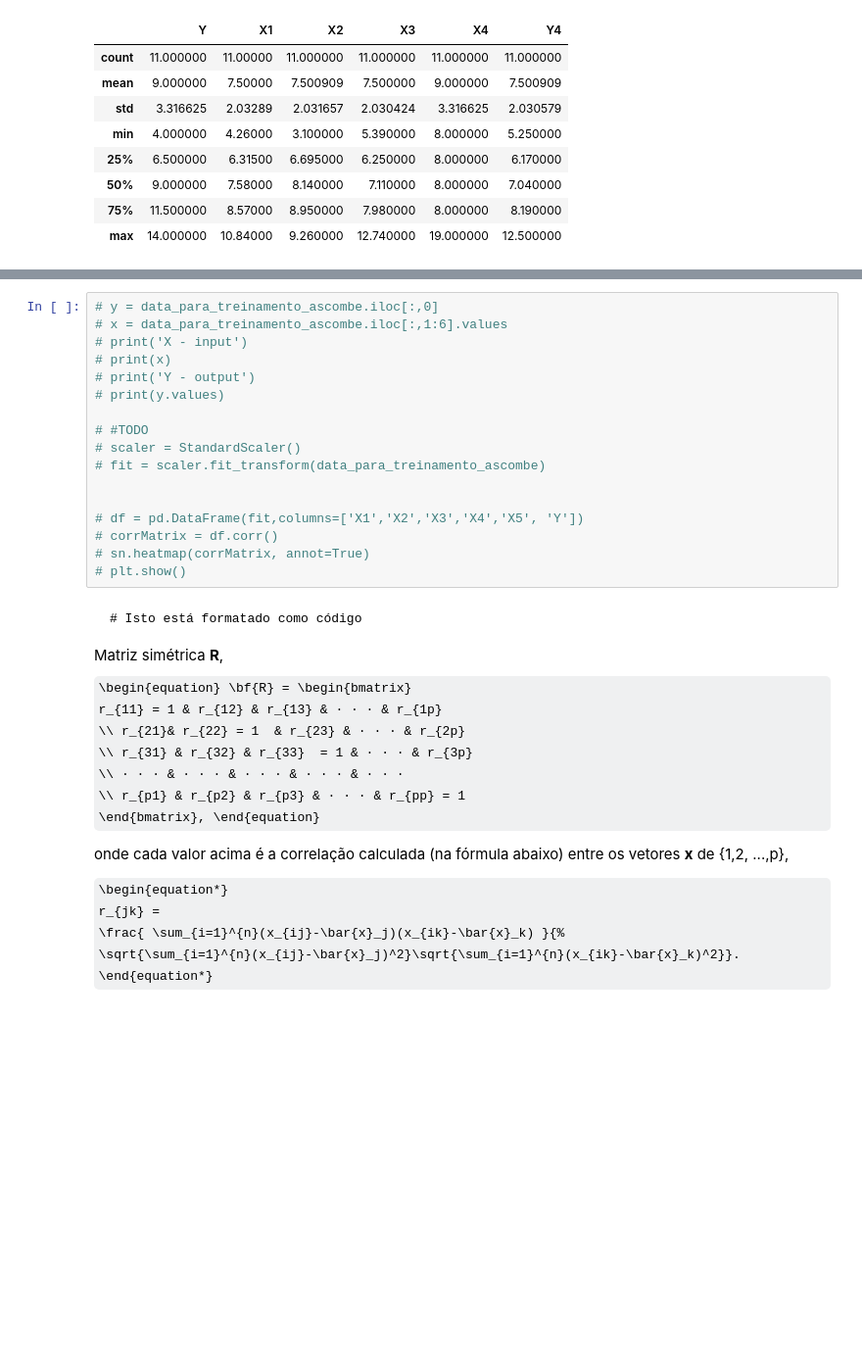
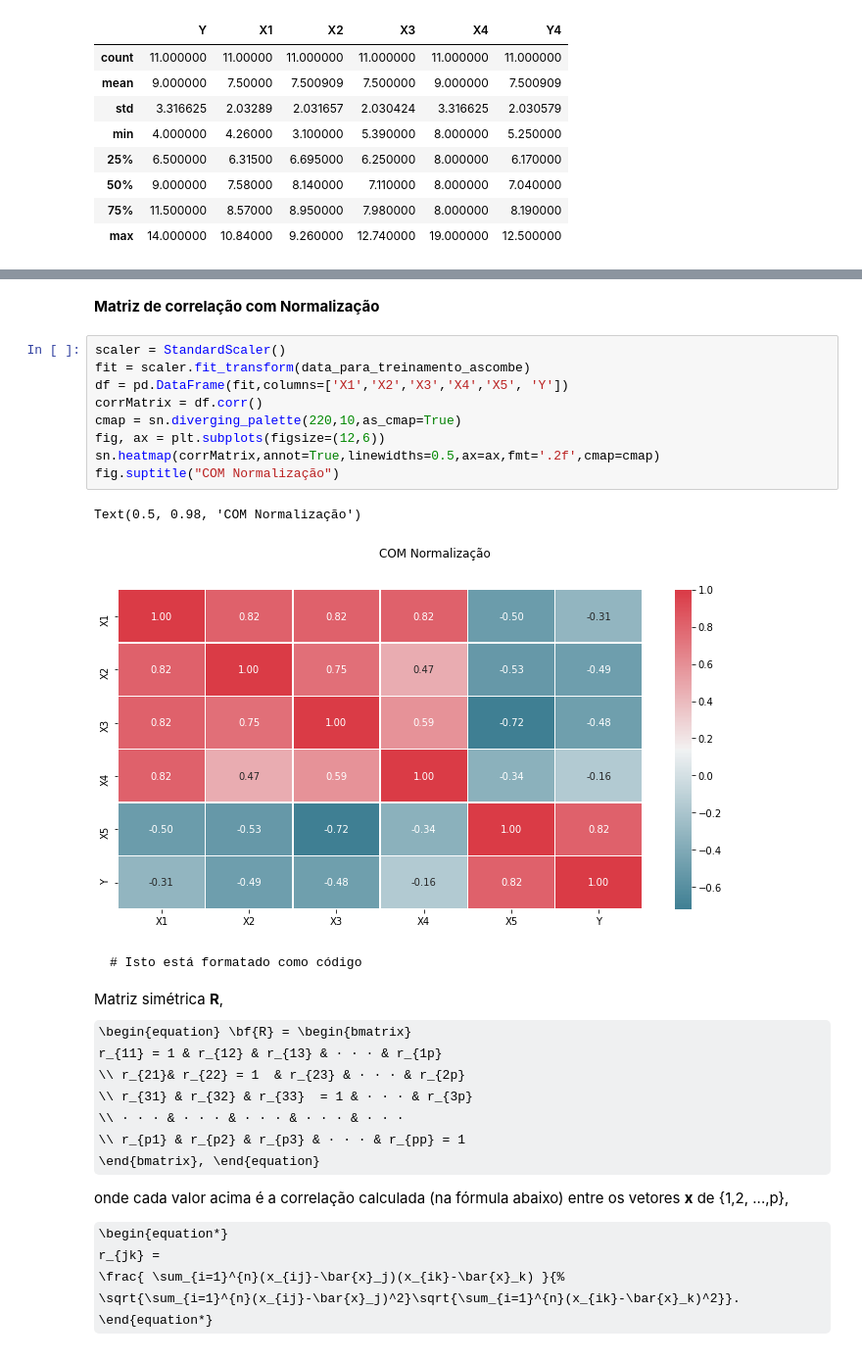
Before and after one commit to luizleroy/predictive_analytics, a Jupyter notebook: new.ipynb, the cells around one changed output, grey strips where cells are left out. Shown at 98% size. Saved outputs shown, nothing was run; the diff lists cells and outputs as text; some formulas as TeX source; blank space fills up the shorter version.

```diff
--- a/new.ipynb
+++ b/new.ipynb
@@ -120,20 +132,17 @@ data_para_treinamento_ascombe.describe()
+# %% [markdown]
+**Matriz de correlação com Normalização**
 # %%
-# y = data_para_treinamento_ascombe.iloc[:,0]
-# x = data_para_treinamento_ascombe.iloc[:,1:6].values
-# print('X - input')
-# print(x)
-# print('Y - output')
-# print(y.values)
-
-# #TODO
-# scaler = StandardScaler()
-# fit = scaler.fit_transform(data_para_treinamento_ascombe)
-
-
-# df = pd.DataFrame(fit,columns=['X1','X2','X3','X4','X5', 'Y'])
-# corrMatrix = df.corr()
-# sn.heatmap(corrMatrix, annot=True)
-# plt.show()
+scaler = StandardScaler()
+fit = scaler.fit_transform(data_para_treinamento_ascombe)
+df = pd.DataFrame(fit,columns=['X1','X2','X3','X4','X5', 'Y'])
+corrMatrix = df.corr()
+cmap = sn.diverging_palette(220,10,as_cmap=True)
+fig, ax = plt.subplots(figsize=(12,6))
+sn.heatmap(corrMatrix,annot=True,linewidths=0.5,ax=ax,fmt='.2f',cmap=cmap)
+fig.suptitle("COM Normalização")
+# %% [output]
+Text(0.5, 0.98, 'COM Normalização')
+[figure, added]
 # %% [markdown]
 
 
```
Also changed, not shown: parts of 9 cells of this notebook.
